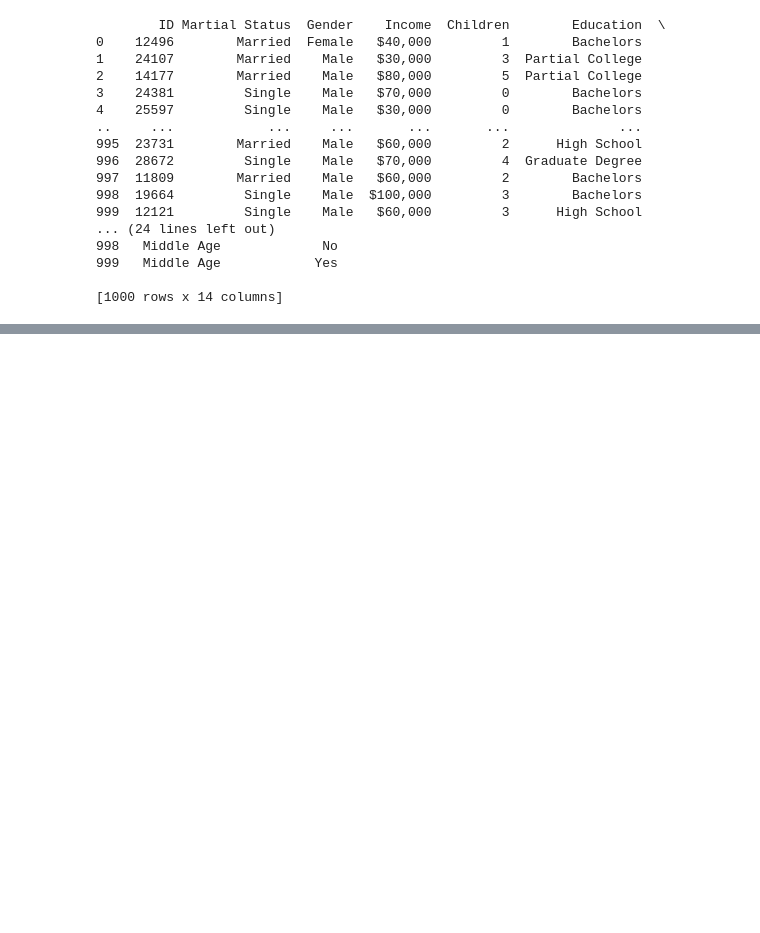
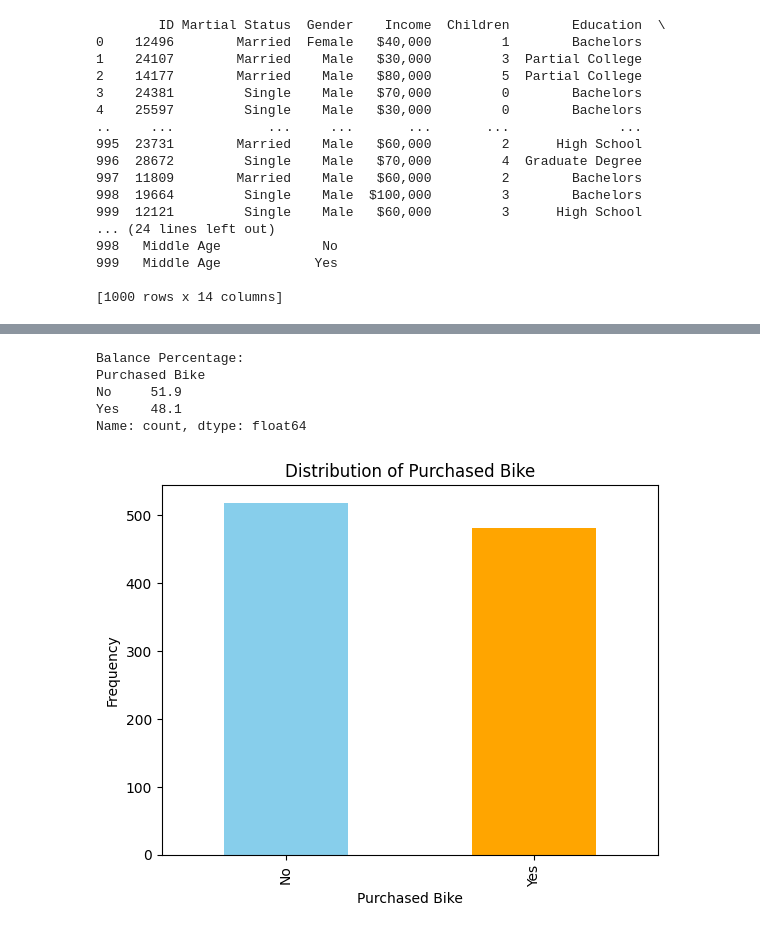
Before and after one commit to farhanjoy04/Advanced-Dataset-Analysis, a Jupyter notebook: source_code.ipynb, the cells around one changed output, grey strips where cells are left out. Drawn from its saved outputs; the diff is of its cells as text; code cells hidden in the pictures; blank space fills up the shorter version.

```diff
--- a/source_code.ipynb
+++ b/source_code.ipynb
@@ -36,0 +55,19 @@ print(data)
+# %%
+target_counts = data['Purchased Bike'].value_counts()
+balance_percentage = (target_counts / len(data)) * 100
+print("\nBalance Percentage:")
+print(balance_percentage)
+# %% [output]
+Balance Percentage:
+Purchased Bike
+No     51.9
+Yes    48.1
+Name: count, dtype: float64
+# %%
+target_counts.plot(kind='bar', color=['skyblue', 'orange'])
+plt.title('Distribution of Purchased Bike')
+plt.xlabel('Purchased Bike')
+plt.ylabel('Frequency')
+plt.show()
+# %% [output]
+[figure, added]
```
Also changed, not shown: parts of 3 cells of this notebook.
